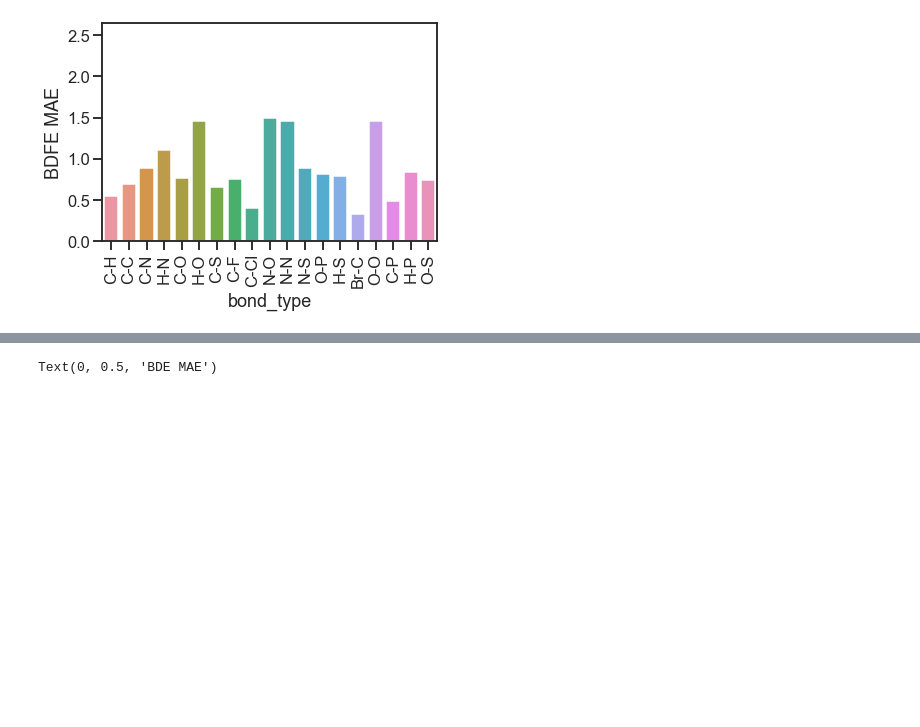
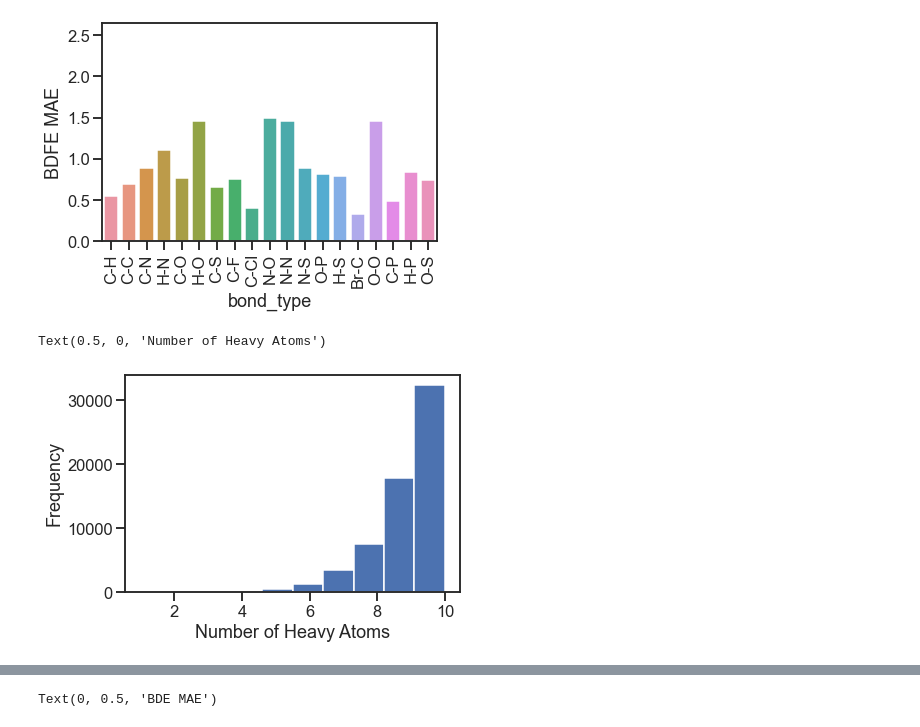
Before and after one commit to pstjohn/bde_tf2, a Jupyter notebook: plot_test.ipynb, the cells around one changed output, grey strips where cells are left out. Saved outputs shown, nothing was run; the diff lists cells and outputs as text; code cells hidden in the pictures; blank space fills up the shorter version.

```diff
--- a/plot_test.ipynb
+++ b/plot_test.ipynb
@@ -126,3 +189,11 @@ def get_elements(smiles):
 
 elems = pd.Series(test).progress_apply(get_elements).fillna(0).astype(int)
 elems.index = test
+# %%
+elems_all = pd.Series(bde.molecule.unique()).progress_apply(get_elements).fillna(0).astype(int)
+# %%
+elems_all.drop('H', 1).sum(1).plot.hist()
+plt.xlabel('Number of Heavy Atoms')
+# %% [output]
+Text(0.5, 0, 'Number of Heavy Atoms')
+[figure, added]
```
Also changed, not shown: parts of 8 cells of this notebook, 1 other file.
